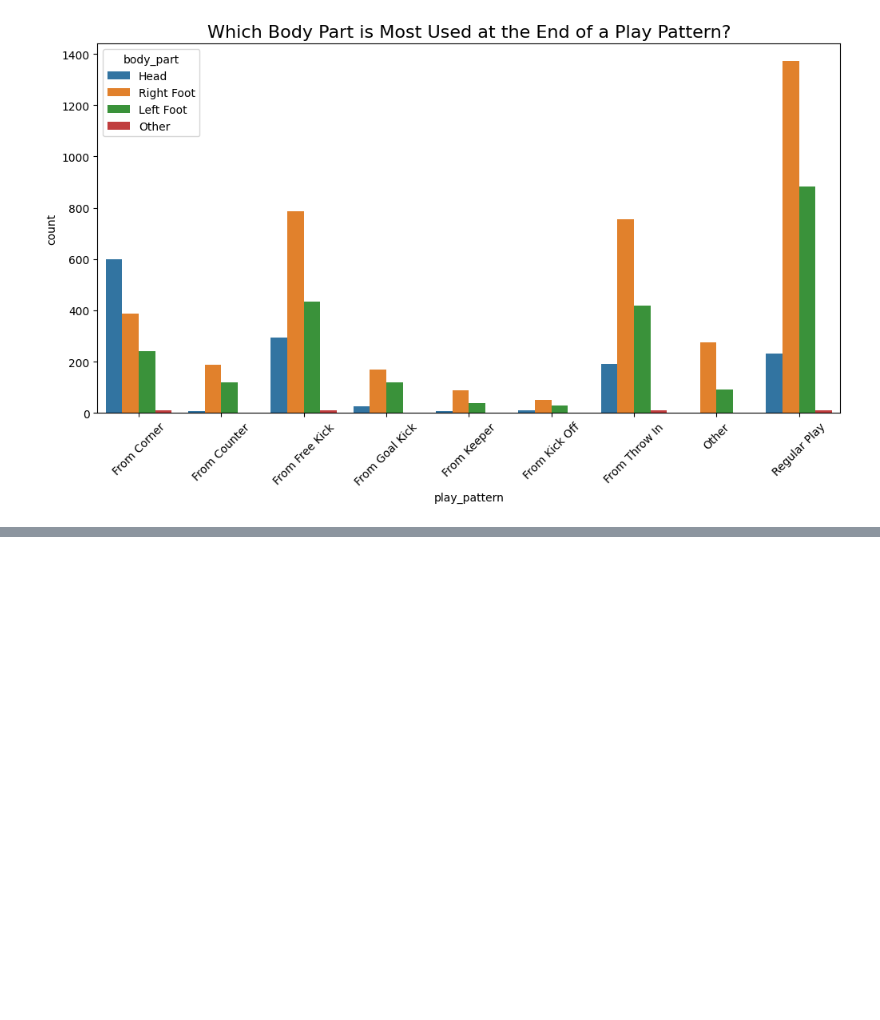
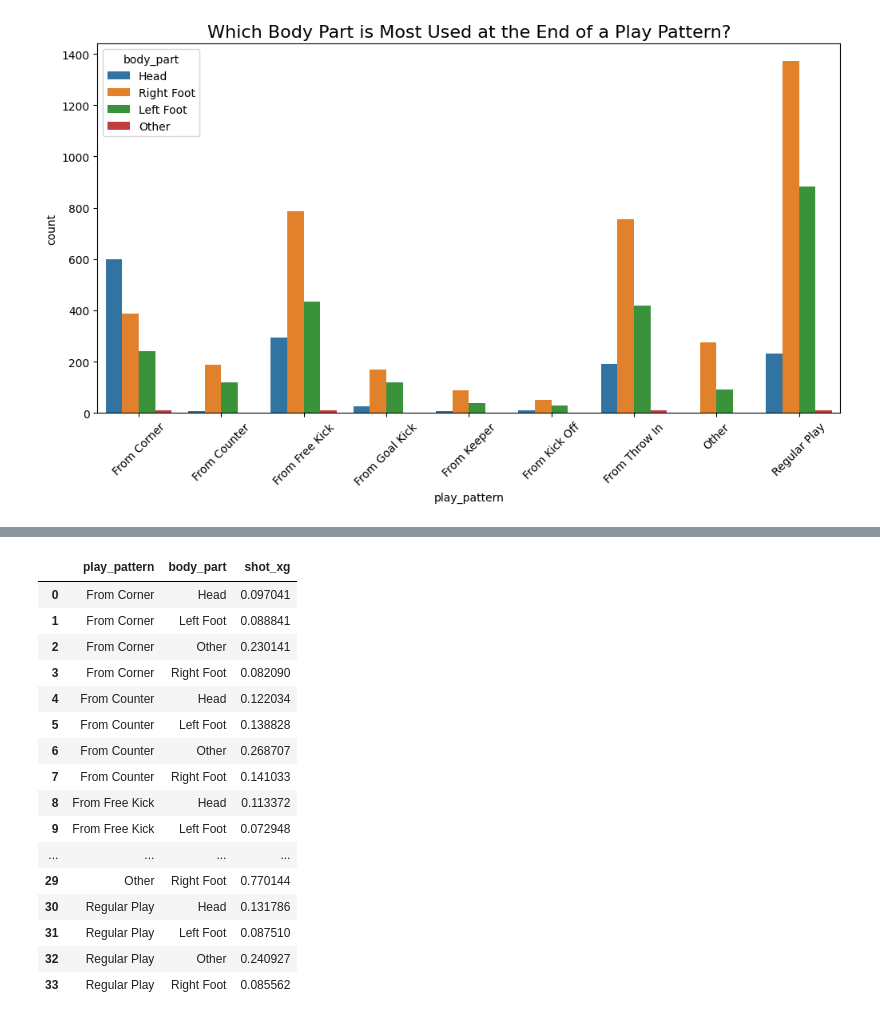
Before and after one commit to Clarkey33/Soccer-xG-Analytics-Model, a Jupyter notebook: notebooks/xG_model_data_prep_V2.ipynb, the cells around one changed output, grey strips where cells are left out. Cells and saved outputs as stored; diff of their text form; code cells hidden in the pictures; blank space fills up the shorter version.

```diff
--- a/notebooks/xG_model_data_prep_V2.ipynb
+++ b/notebooks/xG_model_data_prep_V2.ipynb
@@ -909,0 +924,24 @@ Name: shot_xg, dtype: float64
+# %%
+#Average shot xG for play patterns is highest with other; significantly higher but there is not much literature to give any clearer parameters on what this covers.
+#To get a better understanding on what other could entail,
+#What is the avg xG for play patterns and corresponding body part?
+
+df_xg_processed.groupby(['play_pattern','body_part'])['shot_xg'].mean().reset_index()
+# %% [output]
+|  | play_pattern | body_part | shot_xg |
+| 0 | From Corner | Head | 0.097041 |
+| 1 | From Corner | Left Foot | 0.088841 |
+| 2 | From Corner | Other | 0.230141 |
+| 3 | From Corner | Right Foot | 0.082090 |
+| 4 | From Counter | Head | 0.122034 |
+| 5 | From Counter | Left Foot | 0.138828 |
+| 6 | From Counter | Other | 0.268707 |
+| 7 | From Counter | Right Foot | 0.141033 |
+| 8 | From Free Kick | Head | 0.113372 |
+| 9 | From Free Kick | Left Foot | 0.072948 |
+| ... | ... | ... | ... |
+| 29 | Other | Right Foot | 0.770144 |
+| 30 | Regular Play | Head | 0.131786 |
+| 31 | Regular Play | Left Foot | 0.087510 |
+| 32 | Regular Play | Other | 0.240927 |
+| 33 | Regular Play | Right Foot | 0.085562 |
```
Also changed, not shown: parts of 3 cells of this notebook, 2 other files.
